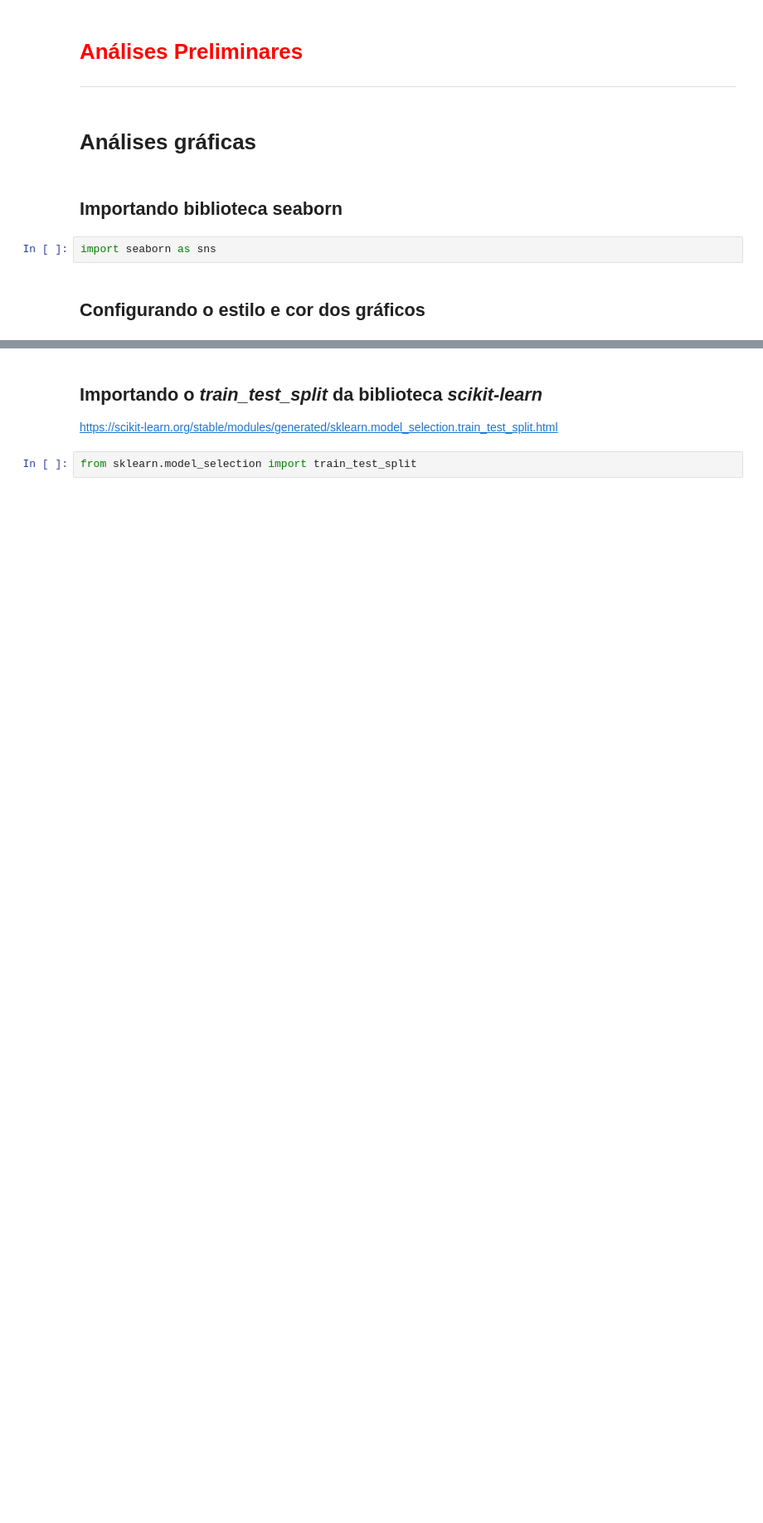
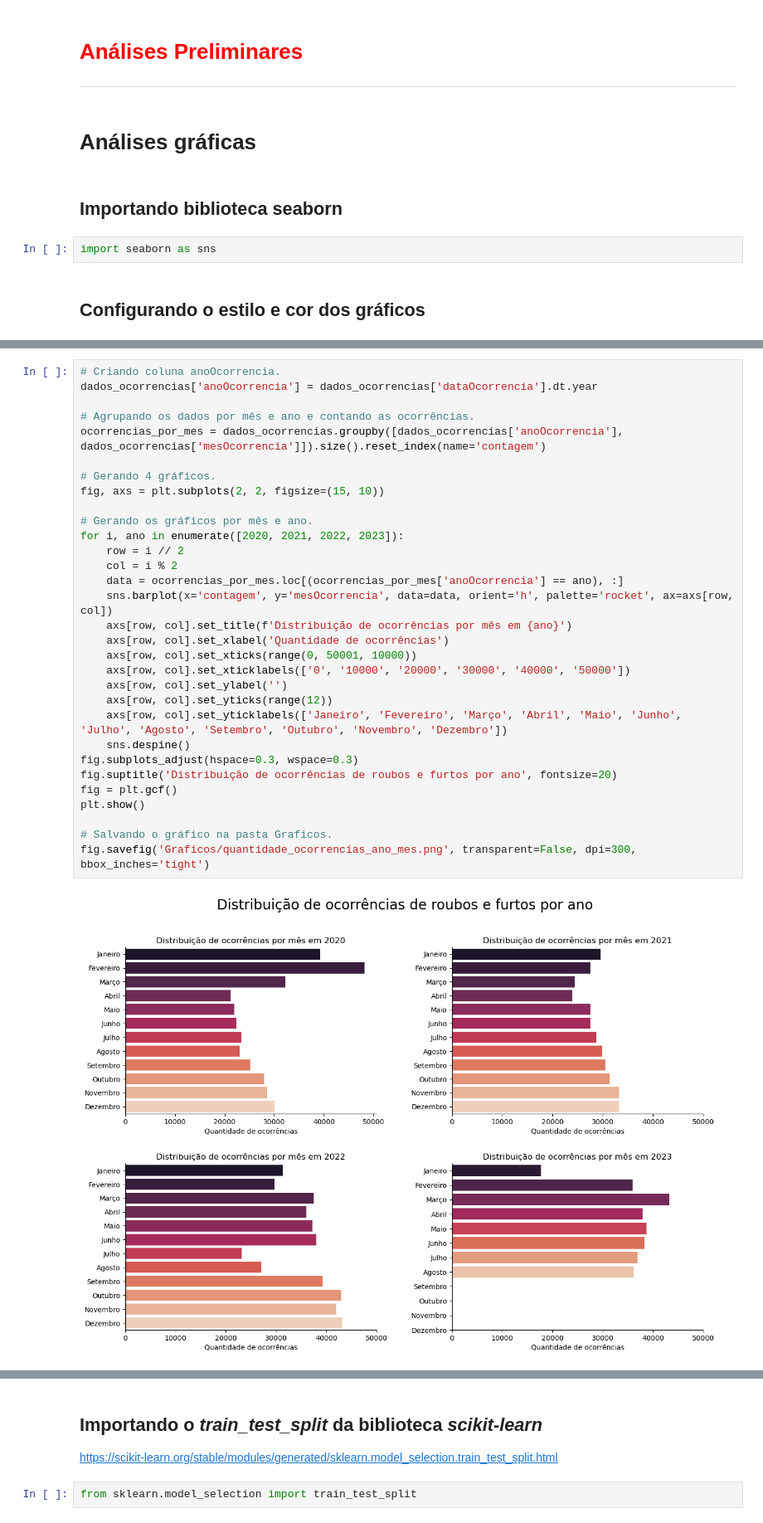
Before and after one commit to anderdot/previsao-crimes, a Jupyter notebook: Analises/Modelo Preditiva.ipynb, the cells around one changed output, grey strips where cells are left out. Shown: that part at 83% size. Drawn from its saved outputs; the diff is of its cells as text; blank space fills up the shorter version.

```diff
--- a/Analises/Modelo Preditiva.ipynb
+++ b/Analises/Modelo Preditiva.ipynb
@@ -321,0 +341,33 @@ plt.show()
+# %%
+# Criando coluna anoOcorrencia.
+dados_ocorrencias['anoOcorrencia'] = dados_ocorrencias['dataOcorrencia'].dt.year
+
+# Agrupando os dados por mês e ano e contando as ocorrências.
+ocorrencias_por_mes = dados_ocorrencias.groupby([dados_ocorrencias['anoOcorrencia'], dados_ocorrencias['mesOcorrencia']]).size().reset_index(name='contagem')
+
+# Gerando 4 gráficos.
+fig, axs = plt.subplots(2, 2, figsize=(15, 10))
+
+# Gerando os gráficos por mês e ano.
+for i, ano in enumerate([2020, 2021, 2022, 2023]):
+    row = i // 2
+    col = i % 2
+    data = ocorrencias_por_mes.loc[(ocorrencias_por_mes['anoOcorrencia'] == ano), :]
+    sns.barplot(x='contagem', y='mesOcorrencia', data=data, orient='h', palette='rocket', ax=axs[row, col])
+    axs[row, col].set_title(f'Distribuição de ocorrências por mês em {ano}')
+    axs[row, col].set_xlabel('Quantidade de ocorrências')
+    axs[row, col].set_xticks(range(0, 50001, 10000))
+    axs[row, col].set_xticklabels(['0', '10000', '20000', '30000', '40000', '50000'])
+    axs[row, col].set_ylabel('')
+    axs[row, col].set_yticks(range(12))
+    axs[row, col].set_yticklabels(['Janeiro', 'Fevereiro', 'Março', 'Abril', 'Maio', 'Junho', 'Julho', 'Agosto', 'Setembro', 'Outubro', 'Novembro', 'Dezembro'])
+    sns.despine()
+fig.subplots_adjust(hspace=0.3, wspace=0.3)
+fig.suptitle('Distribuição de ocorrências de roubos e furtos por ano', fontsize=20)
+fig = plt.gcf()
+plt.show()
+
+# Salvando o gráfico na pasta Graficos.
+fig.savefig('Graficos/quantidade_ocorrencias_ano_mes.png', transparent=False, dpi=300, bbox_inches='tight')
+# %% [output]
+[figure, added]
```
Also changed, not shown: parts of 47 cells of this notebook, 14 other files.
